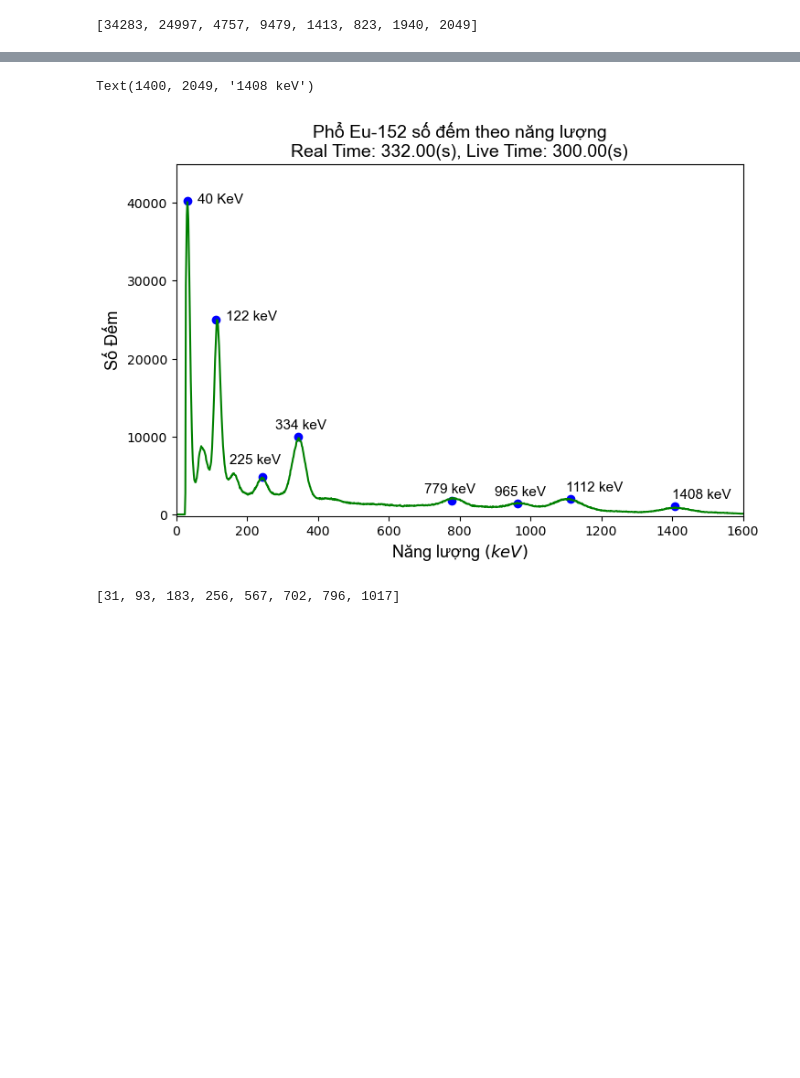
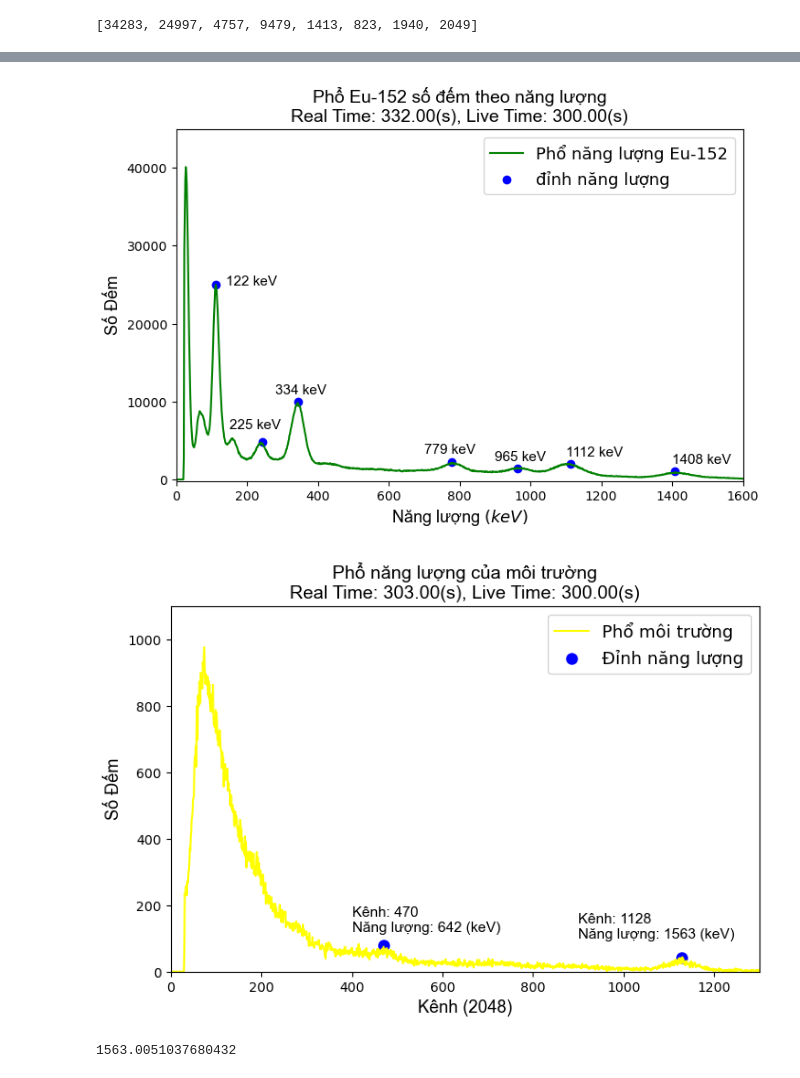
Before and after one commit to danganminh/Data, a Jupyter notebook: UpLoadGitHub/FinalThucTap1.ipynb, the cells around one changed output, grey strips where cells are left out. Saved outputs shown, nothing was run; the diff lists cells and outputs as text; code cells hidden in the pictures; blank space fills up the shorter version.

```diff
--- a/UpLoadGitHub/FinalThucTap1.ipynb
+++ b/UpLoadGitHub/FinalThucTap1.ipynb
@@ -253,26 +260,52 @@ plt.title('Phổ Eu-152 số đếm theo năng lượng' + '\n' + 'Real Time: 33
 plt.ylabel('Số Đếm', fontname='arial', fontsize=13)
 plt.xlabel(r'Năng lượng $(keV)$', fontname='arial', fontsize=13)
 
-E_eu = [40.1186-8, 121.7817-10, 244.6974, 344.2785, 778.9045, 964.079, 1112.076, 1408.013]
-c_eu = [34283+6000, 24997, 4757, 9479+500, 1413+400, 823+600, 1940, 2049-1000]
+E_eu = [121.7817-10, 244.6974, 344.2785, 778.9045, 964.079, 1112.076, 1408.013]
+c_eu = [24997, 4757, 9479+500, 1413+800, 823+600, 1940, 2049-1000]
 
 plt.scatter(E_eu, c_eu, color='blue', label='đỉnh năng lượng')
 
-plt.text(60, 40000, '40 KeV', fontname='arial', fontsize=11)
+
 plt.text(140, 25000, '122 keV', fontname='arial', fontsize=11)
 plt.text(150, 6479, '225 keV', fontname='arial', fontsize=11)
 plt.text(280, 9000+2000, '334 keV', fontname='arial', fontsize=11)
-plt.text(700, 1413+400+1000, '779 keV', fontname='arial', fontsize=11)
+plt.text(700, 1413+400+1500, '779 keV', fontname='arial', fontsize=11)
 plt.text(900, 823+600+1000, '965 keV', fontname='arial', fontsize=11)
 plt.text(1100, 1940+1000, '1112 keV', fontname='arial', fontsize=11)
 plt.text(1400, 2049, '1408 keV', fontname='arial', fontsize=11)
+
+plt.legend(fontsize=13)
+#plt.savefig('Peak-Eu-152-Plot_cn.png', dpi=300)
 # %% [output]
-Text(1400, 2049, '1408 keV')
-[figure, old version]
+[figure, new version]
 # %%
-# Eu-152
-# E = 40.1186, 121.7817, 244.6974, 344.2785, 964.079, 1408.013, 1112.076, 778.9045
-# ch = 31, 93, 183, 256, 702, 1017, 796, 567
-sorted([31, 93, 183, 256, 702, 1017, 796, 567])
+plt.figure(figsize=[8, 5])
+
+bg = pd.read_excel('back_ground.xlsx')
+
+y_bg = (bg["Back ground"][0:]/297)*300
+x_bg = np.linspace(1, len(y_bg), len(y_bg))
+
+plt.plot(x_bg, y_bg, color='yellow', label='Phổ môi trường')
+plt.xlim([0, 1300])
+plt.ylim([0, 1100])
+plt.title('Phổ năng lượng của môi trường'+ '\n' + 'Real Time: 303.00(s), Live Time: 300.00(s)', fontname='arial', fontsize=14)
+
+# Peak
+ch_bg = [470, 1128]
+cons_bg = [59+20, 32+10]
+plt.scatter(ch_bg, cons_bg, color='b', linewidth=3, label='Đỉnh năng lượng')
+
+plt.text(400, 120, 'Kênh: 470' + '\n' + 'Năng lượng: 642 (keV)', fontname='arial', fontsize=11)
+plt.text(900, 100, 'Kênh: 1128' + '\n' + 'Năng lượng: 1563 (keV)', fontname='arial', fontsize=11)
+plt.ylabel('Số Đếm', fontname='arial', fontsize=13)
+plt.xlabel('Kênh (2048)', fontname='arial', fontsize=13)
+plt.legend(fontsize=13)
+
+#plt.savefig('Peak-bg.png', dpi=300)
 # %% [output]
-[31, 93, 183, 256, 567, 702, 796, 1017]
+[figure, added]
+# %%
+fit[0]*1128 + fit[1]
+# %% [output]
+1563.0051037680432
```
Also changed, not shown: parts of 6 cells of this notebook.
